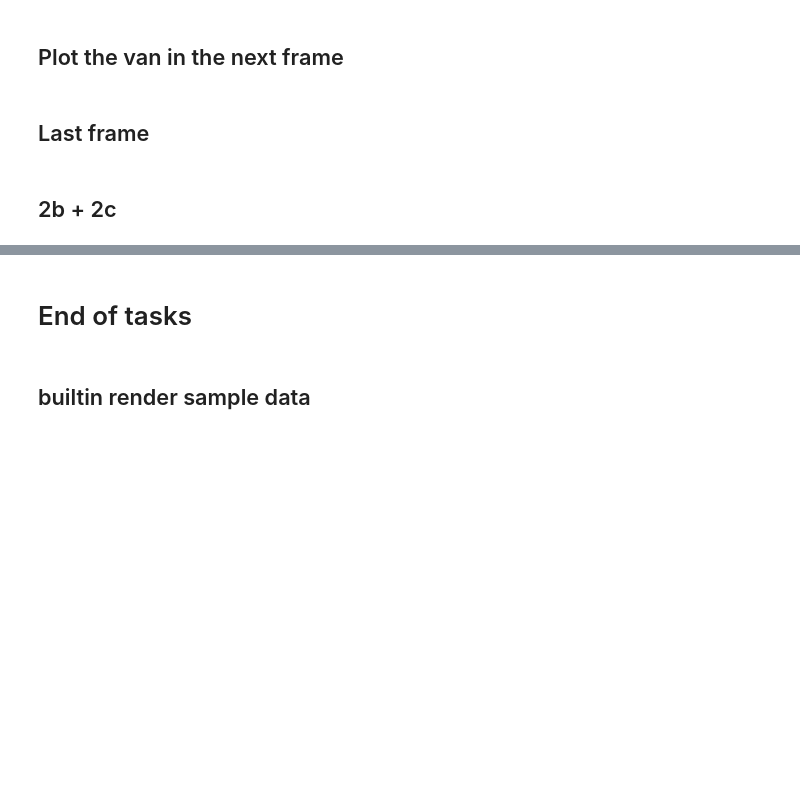
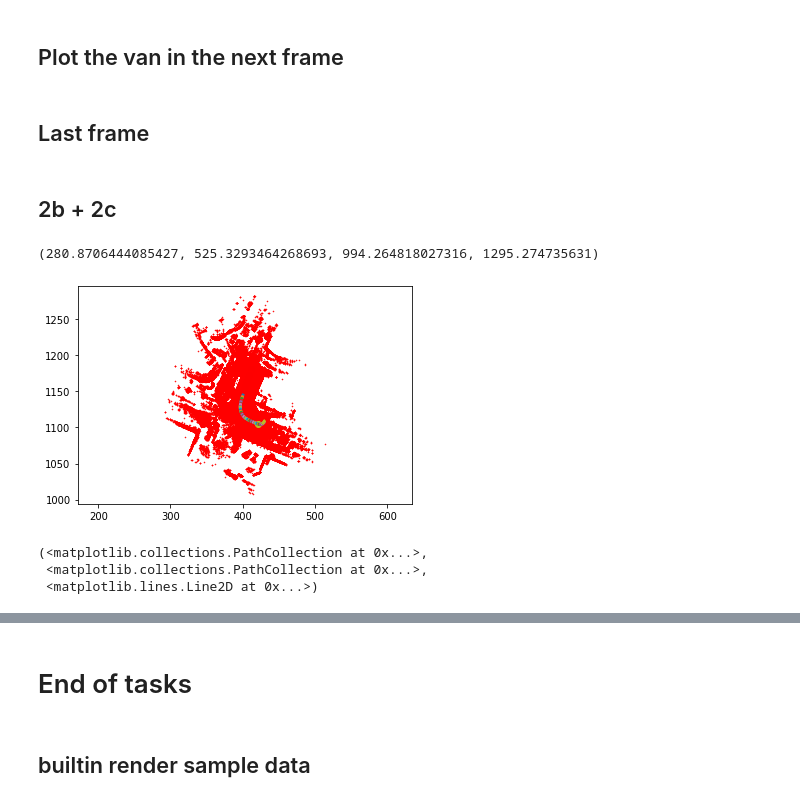
Before and after one commit to nilsbeyer/datafusion, a Jupyter notebook: week1.ipynb, the cells around one changed output, grey strips where cells are left out. Cells and saved outputs as stored; diff of their text form; code cells hidden in the pictures; blank space fills up the shorter version.

```diff
--- a/week1.ipynb
+++ b/week1.ipynb
@@ -109,7 +149,7 @@ annotation_token_of_last_sample = nusc.get('instance', my_instance_token)['last_
 # %% [markdown]
 ## 2b + 2c
 # %%
-def visualize_sample_front(sample_token):
+def visualize_sample_frontcamera(sample_token):
     # visualizing the frame with front camera
     sample_record = nusc.get('sample', sample_token)
     camera_channel = 'CAM_FRONT'
@@ -130,8 +170,7 @@ def get_lidar_pointcloud(sample_token):
 def rotate_pointcloud(cloud, quaternion):
     def rot(an_array):
         return quaternion.rotate(an_array)
-    swapped_axis = np.array(list(map(rot, np.swapaxes(cloud,0,1))))
-    return np.swapaxes(swapped_axis,0,1)
+    return np.array(list(map(rot, cloud)))
 # %%
 def visualize_absolute(ax, absolute_points, ego_pose, van_translation, relativeboxvectors):
     #plt.axis('equal')
@@ -156,9 +190,22 @@ while current_van_annotation_token != '':
+# %%
+def create_bounding_box(annotation_token):
+    '''
+    creates bounding box used for plotting
+    '''
+    van_annotation = nusc.get('sample_annotation', annotation_token)
+    relativeboxvectors = [(van_annotation['size'][1]/2,van_annotation['size'][0]/2, 0),
+                         (-van_annotation['size'][1]/2,van_annotation['size'][0]/2, 0),
+                         (-van_annotation['size'][1]/2,-van_annotation['size'][0]/2, 0),
+                         (van_annotation['size'][1]/2,-van_annotation['size'][0]/2, 0),
+                         (van_annotation['size'][1]/2,van_annotation['size'][0]/2, 0)]
+    return np.array(relativeboxvectors)
 # %%
 ims = []
 fig = plt.figure()
 ax = fig.add_subplot(111)  # fig and axes created once
-#camera = celluloid.Camera(plt.figure())
+frontimages = []
 
+# Display points and bounding box in global coordinates over whole scene
 for i,current_van_annotation_token in enumerate(annotation_tokens):
 
     # Grab the data
@@ -169,55 +216,54 @@ for i,current_van_annotation_token in enumerate(annotation_tokens):
 
     #get respective frame token
     sample_token = van_annotation['sample_token']
 
-    #im = visualize_sample_front(sample_token)
-    #im
+    frontimage = visualize_sample_frontcamera(sample_token)
+    frontimages.append(frontimage)
+
     pointsensor_token, points = get_lidar_pointcloud(sample_token)
     calibrated_sensor_token = nusc.get('sample_data', pointsensor_token)['calibrated_sensor_token']
     calibrated_sensor = nusc.get('calibrated_sensor', calibrated_sensor_token)
     ego_pose = nusc.get('ego_pose', nusc.get('sample_data', pointsensor_token)['ego_pose_token'])
 
 
-    #Rotate points around sensor and ego rotation
+    # Rotate points around sensor and ego rotation
 
     pointsensor_quaternion = Quaternion(calibrated_sensor['rotation'])
     reverse_van_quaternion = Quaternion(w=-1*van_annotation['rotation'][0], x=van_annotation['rotation'][1], y=van_annotation['rotation'][2], z=van_annotation['rotation'][3])
     ego_quaternion = Quaternion(ego_pose['rotation'])
 
-    #using function is slow:
-    #rotated_points = rotate_pointcloud(points[:3,:], ego_quaternion)
+    #using rotate_pointcloud function is slow:
+    #rotated_points = np.swapaxes(rotate_pointcloud(np.swapaxes(points[:3,:],0,1), ego_quaternion),0,1)
 
     #using numpy is faster:
     sensor_rotated_points = np.dot(pointsensor_quaternion.rotation_matrix, points[:3,:])
     rotated_points = np.dot(ego_quaternion.rotation_matrix, sensor_rotated_points)
 
     # use broadcasting to add translation to x and y dimension
     absolute_points = rotated_points+np.array(ego_pose['translation'][:3]).reshape(-1,1)
 
-    ## displaying points and bounding box in global coordinates
+
 
     ### rotated bounding box
     van_quaternion = Quaternion(van_annotation['rotation'])
     #van_annotation['size']#bounding box size: width, length, height
-    #van_quaternion.rotate(van_annotation['size'])
-    relativeboxvectors = [(van_annotation['size'][1]/2,van_annotation['size'][0]/2, 0),
-                         (-van_annotation['size'][1]/2,van_annotation['size'][0]/2, 0),
-                         (-van_annotation['size'][1]/2,-van_annotation['size'][0]/2, 0),
-                         (van_annotation['size'][1]/2,-van_annotation['size'][0]/2, 0),
-                         (van_annotation['size'][1]/2,van_annotation['size'][0]/2, 0)]
+    relativeboxvectors = create_bounding_box(current_van_annotation_token)
+    relativeboxvectors = rotate_pointcloud(relativeboxvectors, van_quaternion)
 
-    for j in range(5):
-        relativeboxvectors[j] = van_quaternion.rotate(relativeboxvectors[j])
-
+    # append list of plots to movie
     plotlist = visualize_absolute(ax, absolute_points, ego_pose, van_annotation['translation'], relativeboxvectors)
-
-    ims.append(plotlist)      # append the new list of plots
+    ims.append(plotlist)
+# Because Hauke loves it :D
 ax.axis('equal')
-print(len(ims))
-#anim = camera.animate(blit=True)
-#anim.save("test.gif", writer='pillow')
+# %% [output]
+(280.8706444085427, 525.3293464268693, 994.264818027316, 1295.274735631)
+[figure, added]
 # %%
 ims[0]
+# %% [output]
+(<matplotlib.collections.PathCollection at 0x...>,
+ <matplotlib.collections.PathCollection at 0x...>,
+ <matplotlib.lines.Line2D at 0x...>)
 # %%
 ani = mpl.animation.ArtistAnimation(fig, ims, repeat=False)
 ani.save('im.gif', writer='pillow')
```
Also changed, not shown: parts of 11 cells of this notebook.
